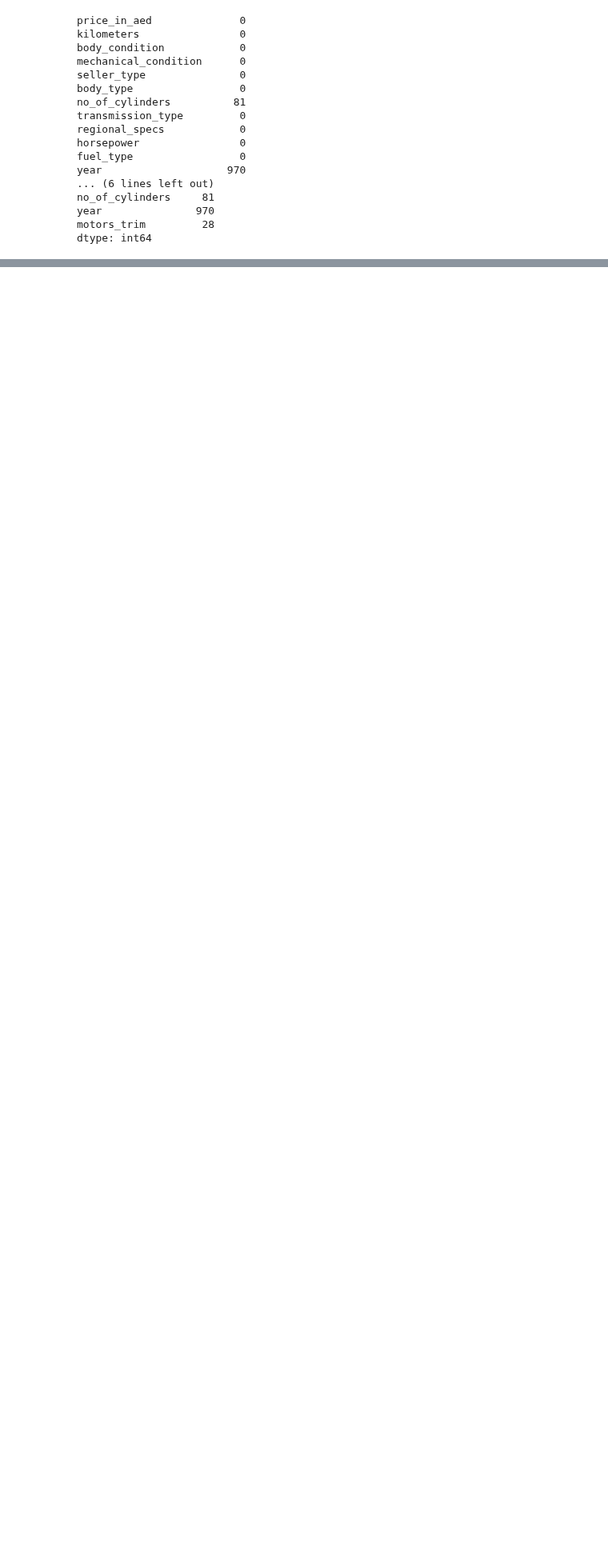
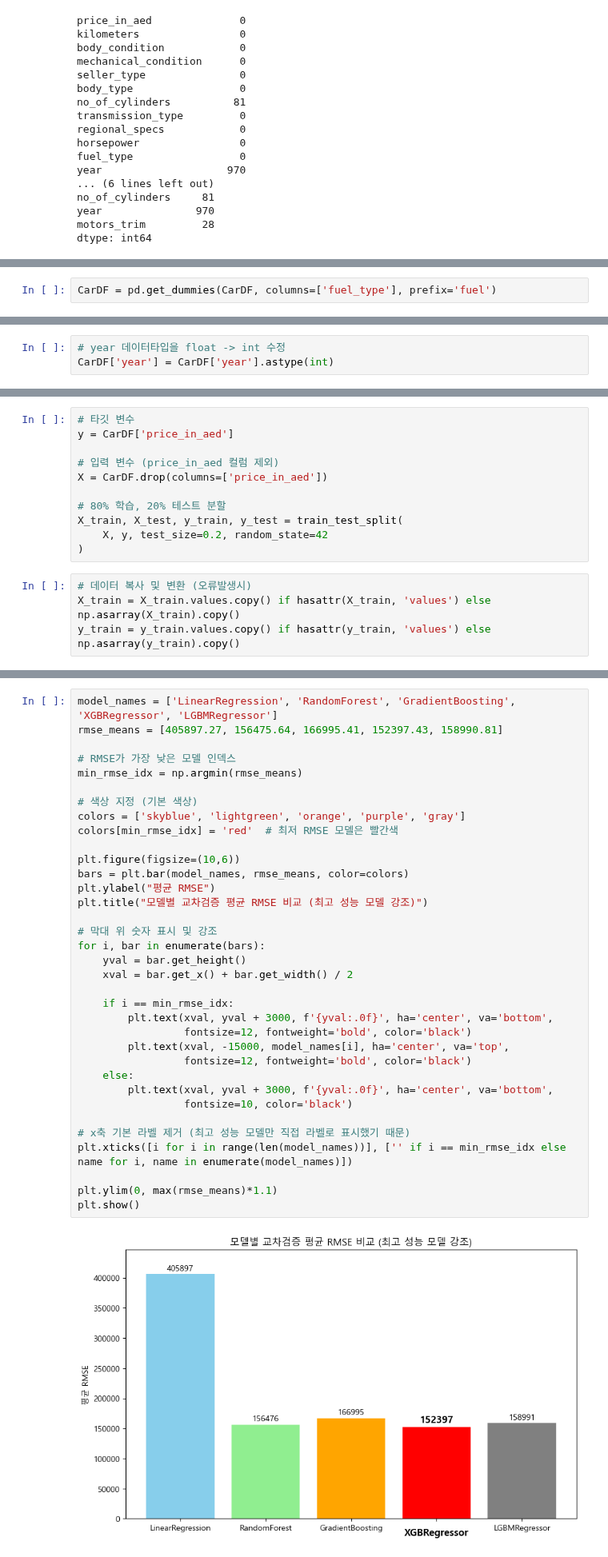
Before and after one commit to zdeik/hipython_rep, a Jupyter notebook: 회귀예측모델_자동차가격예측하기/40.중고차가격예측.ipynb, the cells around one changed output, grey strips where cells are left out. Shown at 80% size. Cells and saved outputs as stored; diff of their text form; blank space fills up the shorter version.

```diff
--- a/회귀예측모델_자동차가격예측하기/40.중고차가격예측.ipynb
+++ b/회귀예측모델_자동차가격예측하기/40.중고차가격예측.ipynb
@@ -118,0 +585,2 @@ dtype: int64
+# %%
+CarDF = pd.get_dummies(CarDF, columns=['fuel_type'], prefix='fuel')
@@ -118,0 +646,3 @@ dtype: int64
+# %%
+# year 데이터타입을 float -> int 수정
+CarDF['year'] = CarDF['year'].astype(int)
@@ -118,0 +662,15 @@ dtype: int64
+# %%
+# 타깃 변수
+y = CarDF['price_in_aed']
+
+# 입력 변수 (price_in_aed 컬럼 제외)
+X = CarDF.drop(columns=['price_in_aed'])
+
+# 80% 학습, 20% 테스트 분할
+X_train, X_test, y_train, y_test = train_test_split(
+    X, y, test_size=0.2, random_state=42
+)
+# %%
+# 데이터 복사 및 변환 (오류발생시)
+X_train = X_train.values.copy() if hasattr(X_train, 'values') else np.asarray(X_train).copy()
+y_train = y_train.values.copy() if hasattr(y_train, 'values') else np.asarray(y_train).copy()
@@ -118,0 +728,37 @@ dtype: int64
+# %%
+model_names = ['LinearRegression', 'RandomForest', 'GradientBoosting', 'XGBRegressor', 'LGBMRegressor']
+rmse_means = [405897.27, 156475.64, 166995.41, 152397.43, 158990.81]
+
+# RMSE가 가장 낮은 모델 인덱스
+min_rmse_idx = np.argmin(rmse_means)
+
+# 색상 지정 (기본 색상)
+colors = ['skyblue', 'lightgreen', 'orange', 'purple', 'gray']
+colors[min_rmse_idx] = 'red'  # 최저 RMSE 모델은 빨간색
+
+plt.figure(figsize=(10,6))
+bars = plt.bar(model_names, rmse_means, color=colors)
+plt.ylabel("평균 RMSE")
+plt.title("모델별 교차검증 평균 RMSE 비교 (최고 성능 모델 강조)")
+
+# 막대 위 숫자 표시 및 강조
+for i, bar in enumerate(bars):
+    yval = bar.get_height()
+    xval = bar.get_x() + bar.get_width() / 2
+
+    if i == min_rmse_idx:
+        plt.text(xval, yval + 3000, f'{yval:.0f}', ha='center', va='bottom',
+                 fontsize=12, fontweight='bold', color='black')
+        plt.text(xval, -15000, model_names[i], ha='center', va='top',
+                 fontsize=12, fontweight='bold', color='black')
+    else:
+        plt.text(xval, yval + 3000, f'{yval:.0f}', ha='center', va='bottom',
+                 fontsize=10, color='black')
+
+# x축 기본 라벨 제거 (최고 성능 모델만 직접 라벨로 표시했기 때문)
+plt.xticks([i for i in range(len(model_names))], ['' if i == min_rmse_idx else name for i, name in enumerate(model_names)])
+
+plt.ylim(0, max(rmse_means)*1.1)
+plt.show()
+# %% [output]
+[figure, added]
```
Also changed, not shown: parts of 74 cells of this notebook, 1 other file.
